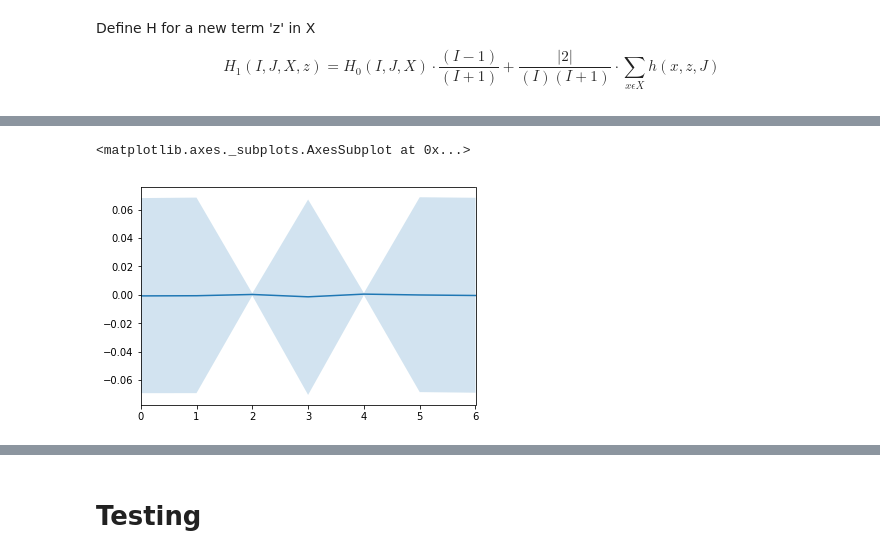
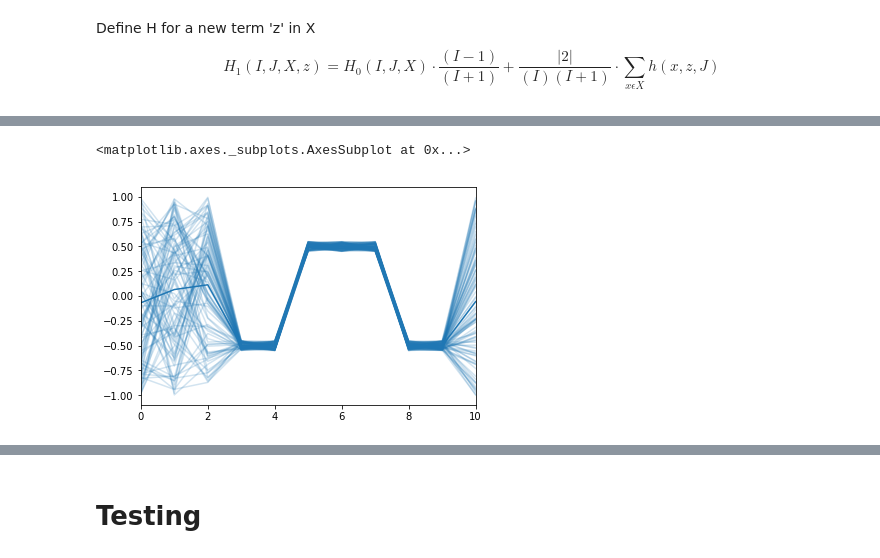
Before and after one commit to josechudev/GeneExpressionBiClustering, a Jupyter notebook: Notebooks/3.1 RAPOOC Test.ipynb, the cells around one changed output, grey strips where cells are left out. Drawn from its saved outputs; the diff is of its cells as text; code cells hidden in the pictures.

Commit message:
test data

```diff
--- a/Notebooks/3.1 RAPOOC Test.ipynb
+++ b/Notebooks/3.1 RAPOOC Test.ipynb
@@ -100,5 +101,6 @@ $$
 H_{1}(I,J,X,z) =H_{0}(I,J,X) \cdot \frac{(I-1)}{(I+1)} + \frac{|2|}{(I)(I+1)} \cdot \sum_{x \epsilon X} {h(x,z,J)}
 $$
 # %%
-data = pd.read_csv('TestData/SimulatedDataCoherence/HighCoherenceMix.csv',header=None)
-data = (data - 0.5) * 2.0
+data = pd.read_csv('TestData/SimulatedDataCoherence/BiclusterC_high.csv',header=None)
+# data = (data - 0.5) * 2.0
+data.describe()
@@ -407,8 +408,8 @@ sns.tsplot(data= rapooc._D[np.ix_(np.where(rapooc._rho == 2)[0],np.where(rapooc.
 # %%
-sns.tsplot(np.array(data))
+sns.tsplot(np.array(data),err_style="unit_traces")
 # %% [output]
 <matplotlib.axes._subplots.AxesSubplot at 0x...>
-[figure, old version]
+[figure, new version]
 # %%
 rapooc.gamma
 # %% [output]
```
Also changed, not shown: parts of 11 cells of this notebook, 4 other files.
